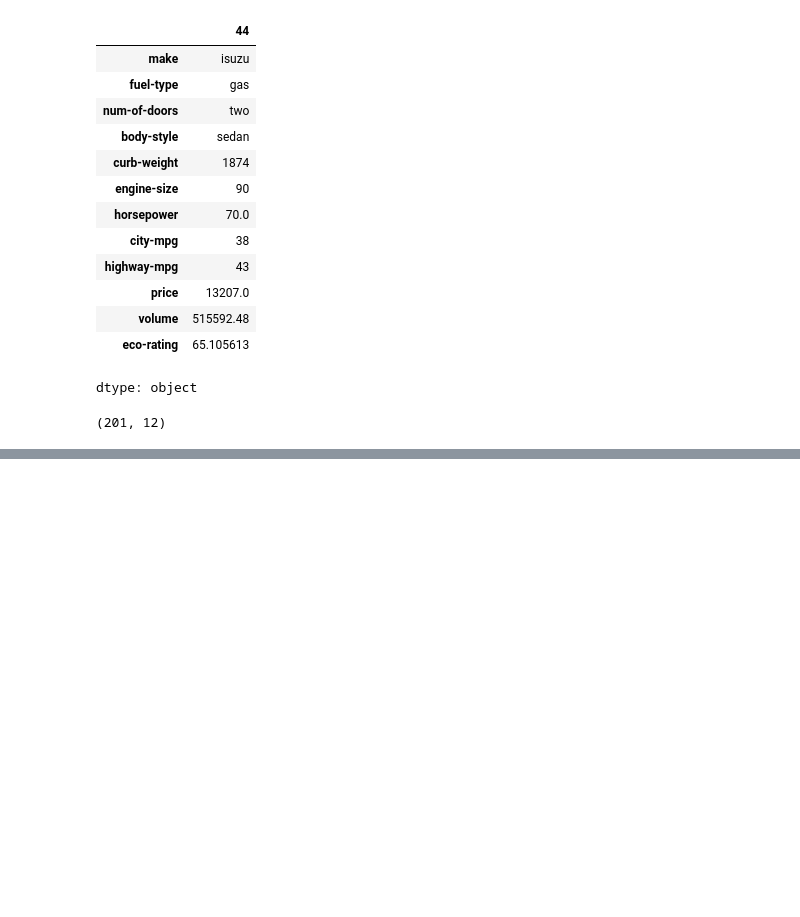
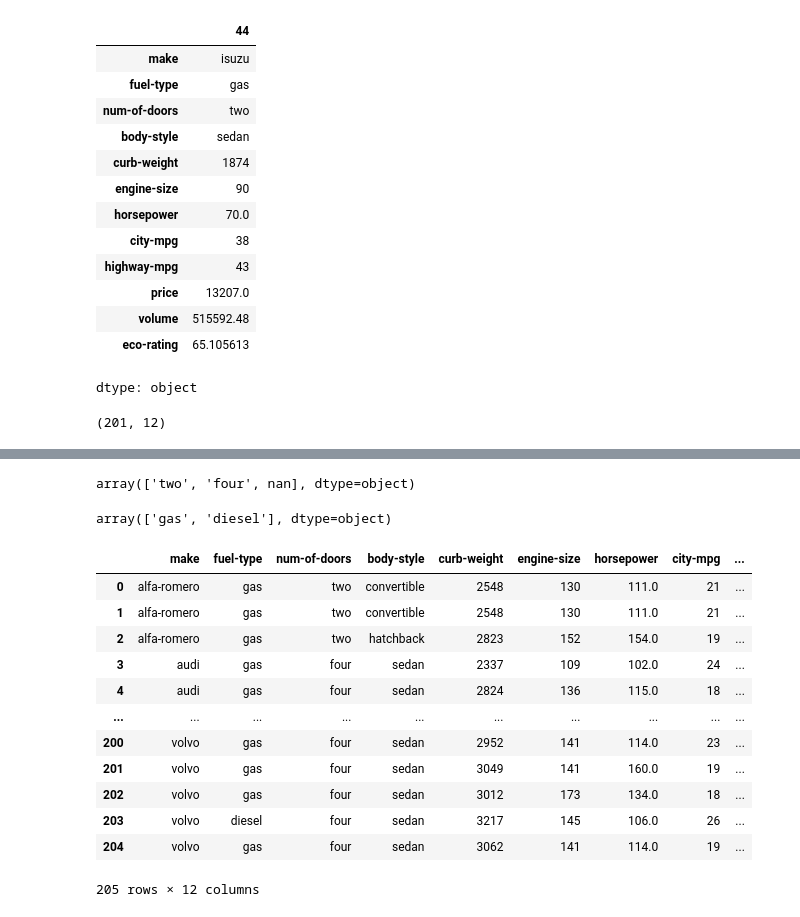
Before and after one commit to pamelaAHeredia/DeepLearning, a Jupyter notebook: P3/DeepLearning_Practica3.ipynb, the cells around one changed output, grey strips where cells are left out. Drawn from its saved outputs; the diff is of its cells as text; code cells hidden in the pictures; blank space fills up the shorter version.

```diff
--- a/P3/DeepLearning_Practica3.ipynb
+++ b/P3/DeepLearning_Practica3.ipynb
@@ -506,0 +554,8 @@ Observe el valor del arco correspondiente al bias en a).
+# %%
+autos_df['num-of-doors'].unique()
+# %% [output]
+array(['two', 'four', nan], dtype=object)
+# %%
+autos_df['fuel-type'].unique()
+# %% [output]
+array(['gas', 'diesel'], dtype=object)
@@ -506,0 +564,19 @@ Observe el valor del arco correspondiente al bias en a).
+# %%
+# autos_copy['num_of_doors'] = autos_df['num-of-doors'].map({'two':2, 'four':4})
+# autos_copy['fuel_type'] = autos_df['fuel-type'].map({'gas':0, 'diesel':1})
+
+autos_copy
+# %% [output]
+|  | make | fuel-type | num-of-doors | body-style | curb-weight | engine-size | horsepower | city-mpg | ... |
+| 0 | alfa-romero | gas | two | convertible | 2548 | 130 | 111.0 | 21 | ... |
+| 1 | alfa-romero | gas | two | convertible | 2548 | 130 | 111.0 | 21 | ... |
+| 2 | alfa-romero | gas | two | hatchback | 2823 | 152 | 154.0 | 19 | ... |
+| 3 | audi | gas | four | sedan | 2337 | 109 | 102.0 | 24 | ... |
+| 4 | audi | gas | four | sedan | 2824 | 136 | 115.0 | 18 | ... |
+| ... | ... | ... | ... | ... | ... | ... | ... | ... | ... |
+| 200 | volvo | gas | four | sedan | 2952 | 141 | 114.0 | 23 | ... |
+| 201 | volvo | gas | four | sedan | 3049 | 141 | 160.0 | 19 | ... |
+| 202 | volvo | gas | four | sedan | 3012 | 173 | 134.0 | 18 | ... |
+| 203 | volvo | diesel | four | sedan | 3217 | 145 | 106.0 | 26 | ... |
+| 204 | volvo | gas | four | sedan | 3062 | 141 | 114.0 | 19 | ... |
+205 rows × 12 columns
```
Also changed, not shown: parts of 122 cells of this notebook, 1 other file.
